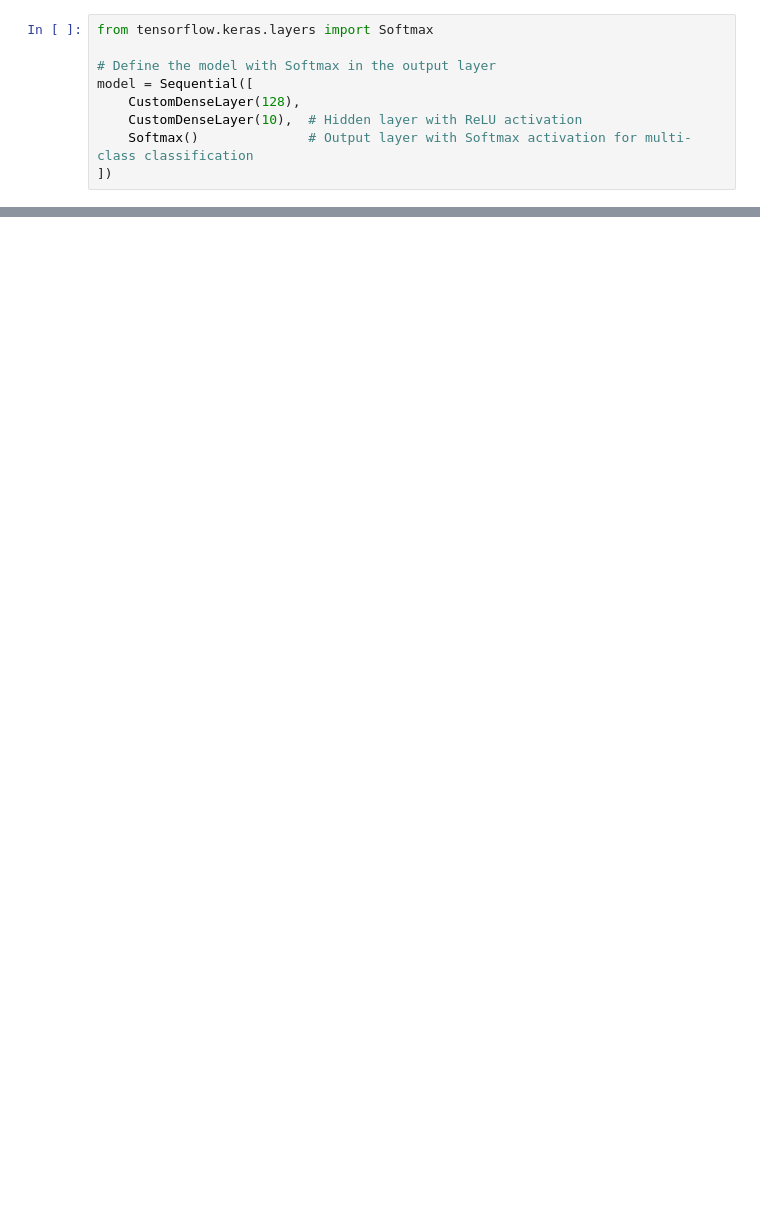
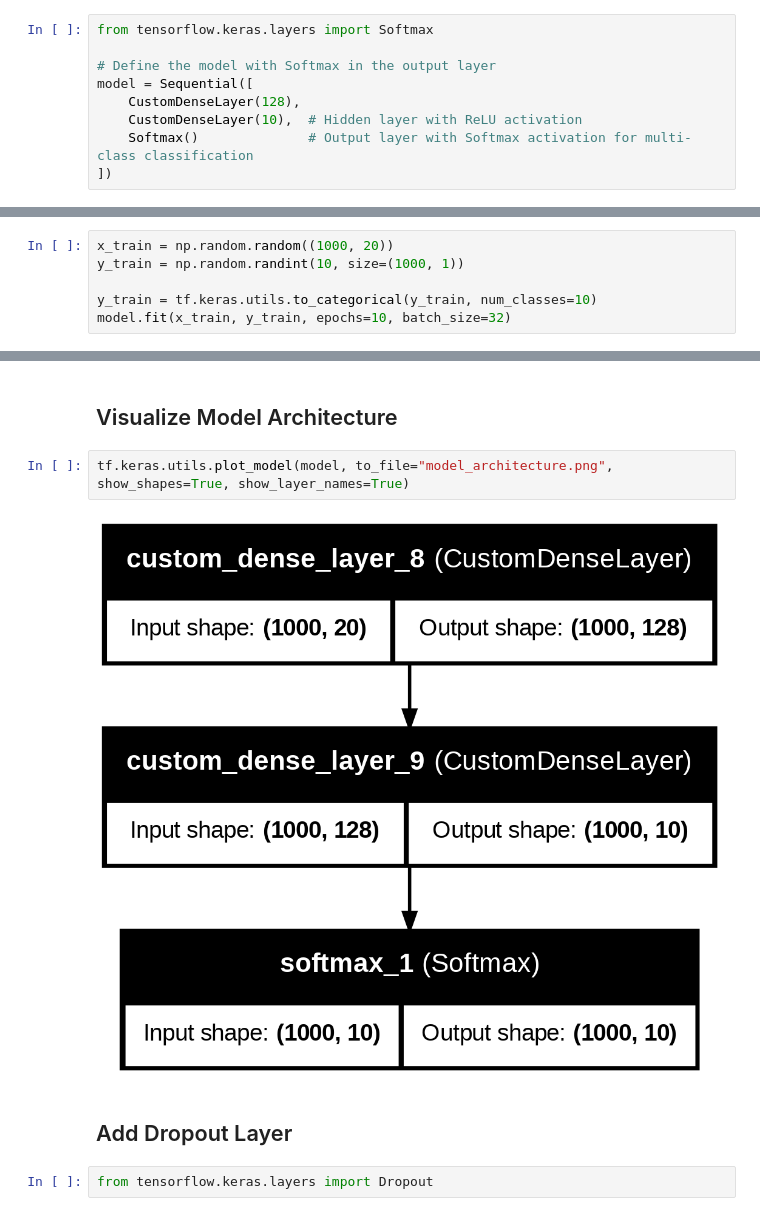
Before and after one commit to TimLL123456/Learning, a Jupyter notebook: Deep_Learning_with_Keras_and_Tensorflow.ipynb, the cells around one changed output, grey strips where cells are left out. Drawn from its saved outputs; the diff is of its cells as text; blank space fills up the shorter version.

```diff
--- a/Deep_Learning_with_Keras_and_Tensorflow.ipynb
+++ b/Deep_Learning_with_Keras_and_Tensorflow.ipynb
@@ -376,0 +387,6 @@ Model: "sequential"
+# %%
+x_train = np.random.random((1000, 20))
+y_train = np.random.randint(10, size=(1000, 1))
+
+y_train = tf.keras.utils.to_categorical(y_train, num_classes=10)
+model.fit(x_train, y_train, epochs=10, batch_size=32)
@@ -376,0 +428,10 @@ Model: "sequential"
+# %% [markdown]
+## Visualize Model Architecture
+# %%
+tf.keras.utils.plot_model(model, to_file="model_architecture.png", show_shapes=True, show_layer_names=True)
+# %% [output]
+[figure, added]
+# %% [markdown]
+## Add Dropout Layer
+# %%
+from tensorflow.keras.layers import Dropout
```
Also changed, not shown: parts of 44 cells of this notebook.
